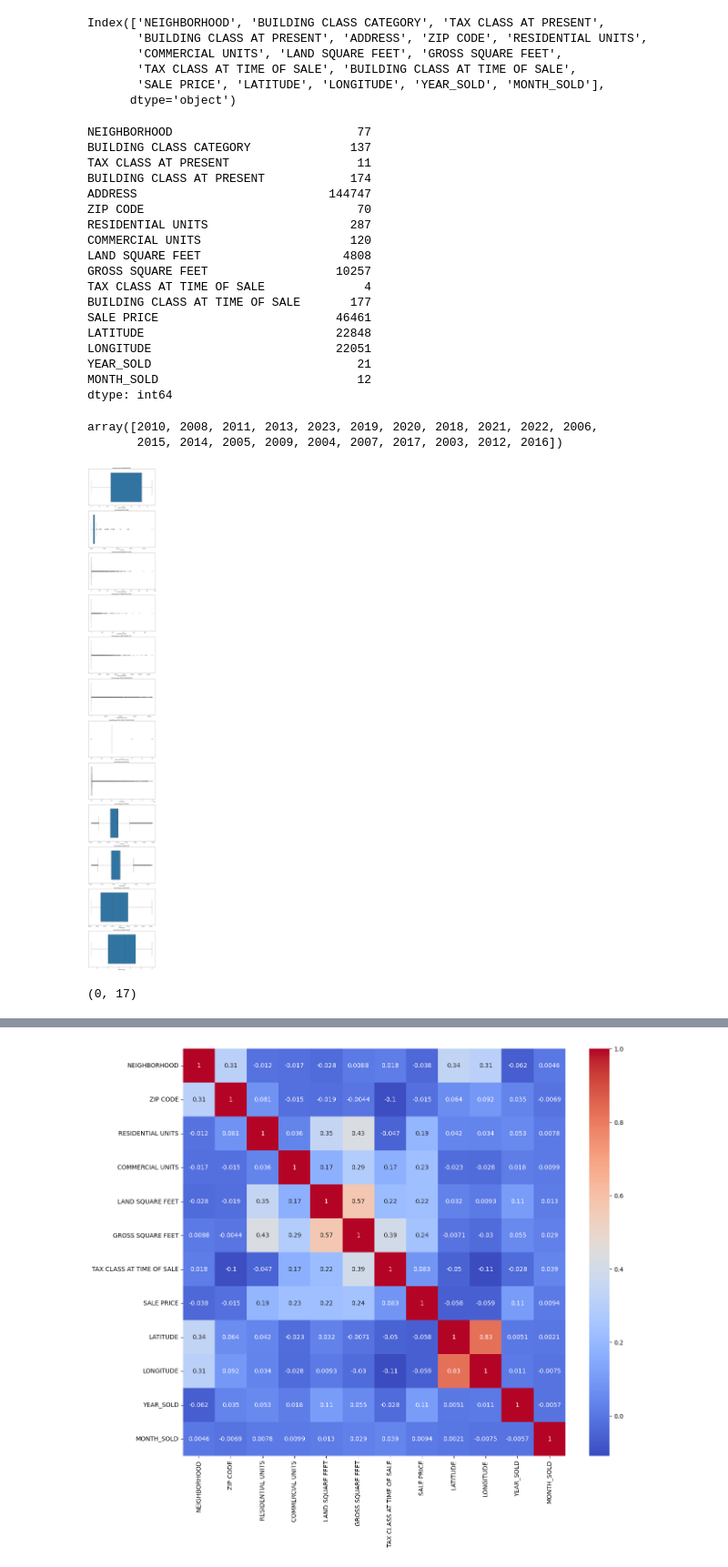
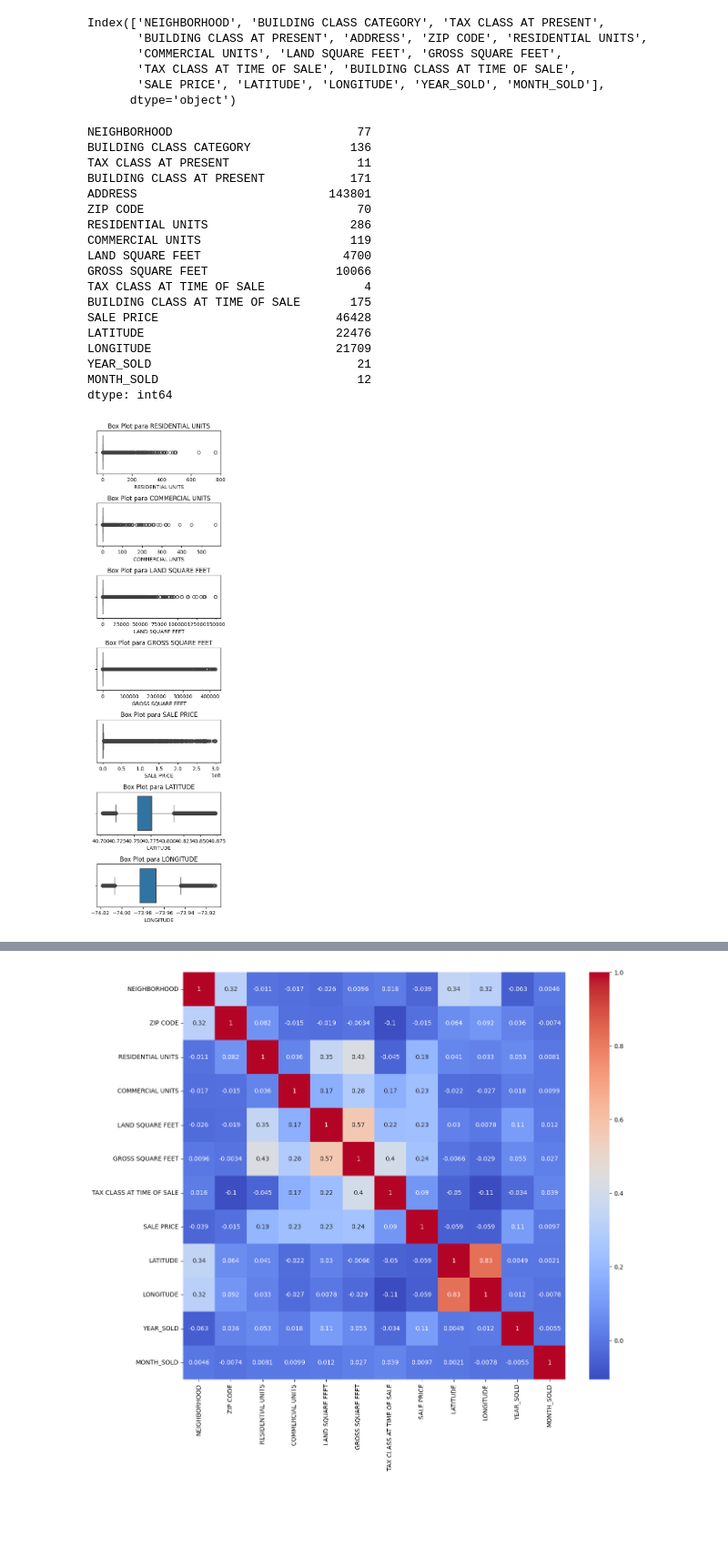
Before and after one commit to viniciusbgs/The_Manhattan_Project, a Jupyter notebook: AI.ipynb, the cells around one changed output, grey strips where cells are left out. Shown at 91% size. Cells and saved outputs as stored; diff of their text form; code cells hidden in the pictures; blank space fills up the shorter version.

```diff
--- a/AI.ipynb
+++ b/AI.ipynb
@@ -203,2 +202,3 @@ top_n
 # %%
-df = df.drop(df[df["SALE PRICE"] > 300_000_000].index)
+df = df[df['SALE PRICE'] > 100]
+df.shape
@@ -232,47 +217,40 @@ Index(['NEIGHBORHOOD', 'BUILDING CLASS CATEGORY', 'TAX CLASS AT PRESENT',
 df.nunique()
 # %% [output]
 NEIGHBORHOOD                          77
-BUILDING CLASS CATEGORY              137
+BUILDING CLASS CATEGORY              136
 TAX CLASS AT PRESENT                  11
-BUILDING CLASS AT PRESENT            174
-ADDRESS                           144747
+BUILDING CLASS AT PRESENT            171
+ADDRESS                           143801
 ZIP CODE                              70
-RESIDENTIAL UNITS                    287
-COMMERCIAL UNITS                     120
-LAND SQUARE FEET                    4808
-GROSS SQUARE FEET                  10257
+RESIDENTIAL UNITS                    286
+COMMERCIAL UNITS                     119
+LAND SQUARE FEET                    4700
+GROSS SQUARE FEET                  10066
 TAX CLASS AT TIME OF SALE              4
-BUILDING CLASS AT TIME OF SALE       177
-SALE PRICE                         46461
-LATITUDE                           22848
-LONGITUDE                          22051
+BUILDING CLASS AT TIME OF SALE       175
+SALE PRICE                         46428
+LATITUDE                           22476
+LONGITUDE                          21709
 YEAR_SOLD                             21
 MONTH_SOLD                            12
 dtype: int64
-# %%
-df["YEAR_SOLD"].unique()
-# %% [output]
-array([2010, 2008, 2011, 2013, 2023, 2019, 2020, 2018, 2021, 2022, 2006,
-       2015, 2014, 2005, 2009, 2004, 2007, 2017, 2003, 2012, 2016])
 # %%
 
 # Selecionar apenas as colunas numéricas
 numeric_df = df.select_dtypes(include=['number'])
 
+numeric_df = numeric_df.drop(columns=['ZIP CODE', 'NEIGHBORHOOD', 'MONTH_SOLD', 'YEAR_SOLD', 'TAX CLASS AT TIME OF SALE'])
+
 # Definir o número de subplots
 num_cols = len(numeric_df.columns)
-fig, axes = plt.subplots(nrows=num_cols, figsize=(10, 6*num_cols))
+fig, axes = plt.subplots(nrows=num_cols, figsize=(4, 2*num_cols))
 
 # Criar um box plot para cada coluna numérica
 for i, col in enumerate(numeric_df.columns):
     sns.boxplot(x=numeric_df[col], ax=axes[i])
     axes[i].set_title(f'Box Plot para {col}')
 
 plt.tight_layout()
 plt.show()
 # %% [output]
-[figure, old version]
+[figure, new version]
-# %%
-df[df["ZIP CODE"] == 0].shape
-# %% [output]
-(0, 17)
```
Also changed, not shown: parts of 18 cells of this notebook.
